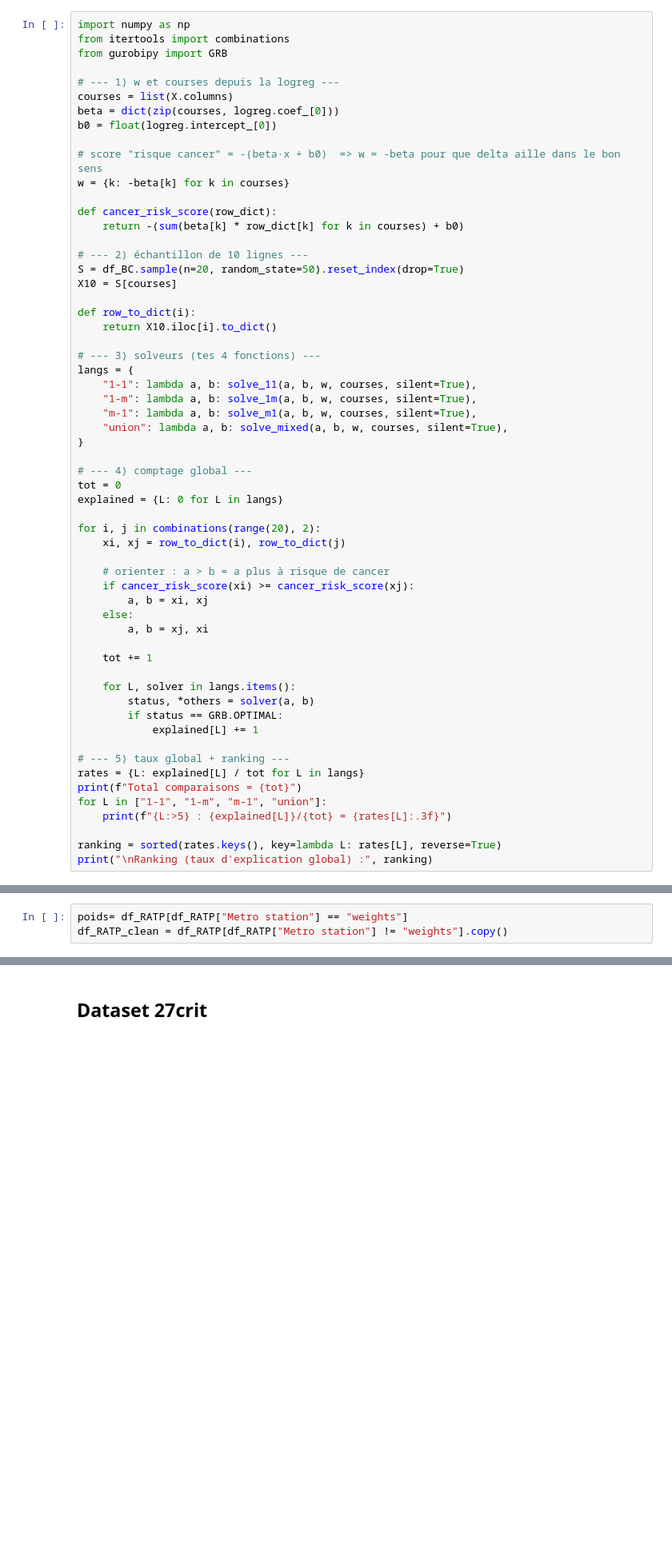
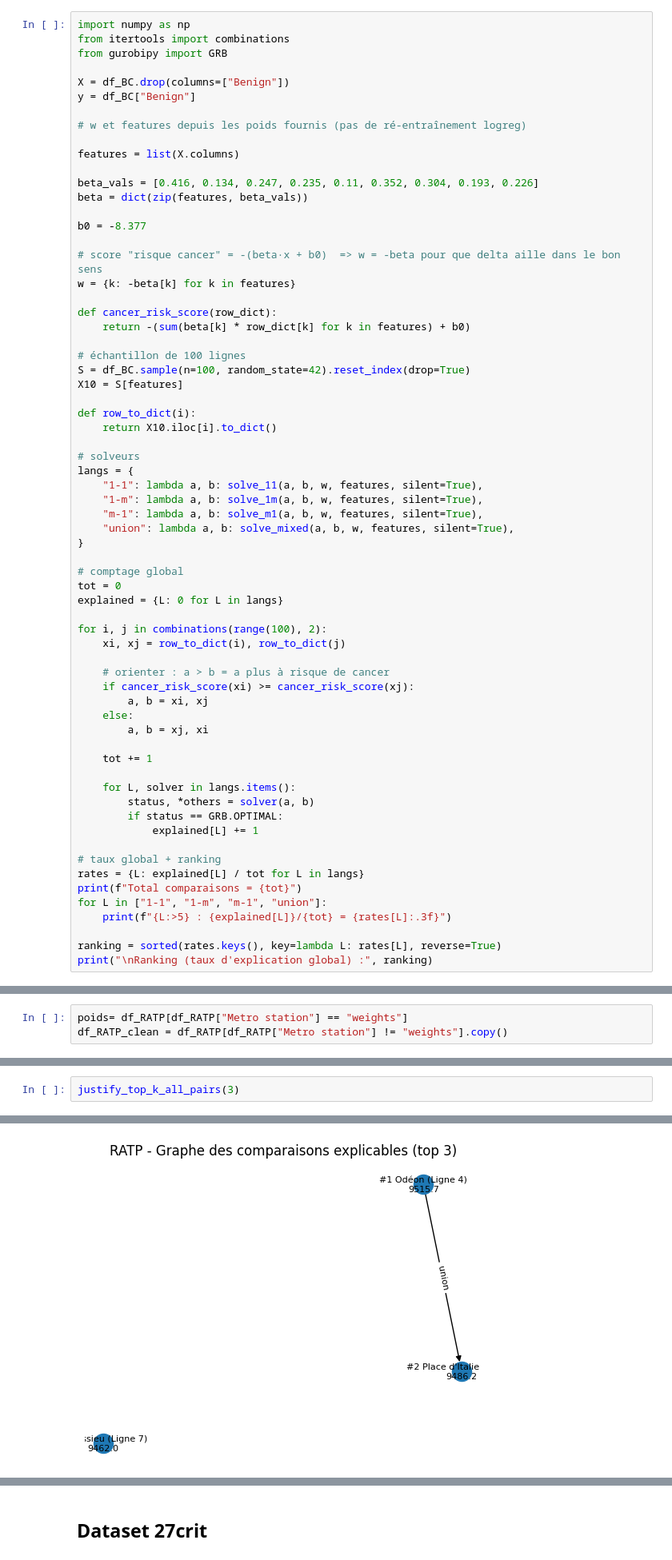
Before and after one commit to fannnyyy/SDP_gurobi, a Jupyter notebook: Projet_SDP_FannyBADOULES_MaelysHANOIRE_DianeVERBECQ.ipynb, the cells around one changed output, grey strips where cells are left out. Shown at 80% size. Saved outputs shown, nothing was run; the diff lists cells and outputs as text; blank space fills up the shorter version.

```diff
--- a/Projet_SDP_FannyBADOULES_MaelysHANOIRE_DianeVERBECQ.ipynb
+++ b/Projet_SDP_FannyBADOULES_MaelysHANOIRE_DianeVERBECQ.ipynb
@@ -881,37 +945,44 @@ import numpy as np
 from itertools import combinations
 from gurobipy import GRB
 
-# --- 1) w et courses depuis la logreg ---
-courses = list(X.columns)
-beta = dict(zip(courses, logreg.coef_[0]))
-b0 = float(logreg.intercept_[0])
+X = df_BC.drop(columns=["Benign"])
+y = df_BC["Benign"]
+
+# w et features depuis les poids fournis (pas de ré-entraînement logreg)
+
+features = list(X.columns)
+
+beta_vals = [0.416, 0.134, 0.247, 0.235, 0.11, 0.352, 0.304, 0.193, 0.226]
+beta = dict(zip(features, beta_vals))
+
+b0 = -8.377
 
 # score "risque cancer" = -(beta·x + b0)  => w = -beta pour que delta aille dans le bon sens
-w = {k: -beta[k] for k in courses}
+w = {k: -beta[k] for k in features}
 
 def cancer_risk_score(row_dict):
-    return -(sum(beta[k] * row_dict[k] for k in courses) + b0)
+    return -(sum(beta[k] * row_dict[k] for k in features) + b0)
 
-# --- 2) échantillon de 10 lignes ---
-S = df_BC.sample(n=20, random_state=50).reset_index(drop=True)
-X10 = S[courses]
+# échantillon de 100 lignes
+S = df_BC.sample(n=100, random_state=42).reset_index(drop=True)
+X10 = S[features]
 
 def row_to_dict(i):
     return X10.iloc[i].to_dict()
 
-# --- 3) solveurs (tes 4 fonctions) ---
+# solveurs
 langs = {
-    "1-1": lambda a, b: solve_11(a, b, w, courses, silent=True),
-    "1-m": lambda a, b: solve_1m(a, b, w, courses, silent=True),
-    "m-1": lambda a, b: solve_m1(a, b, w, courses, silent=True),
-    "union": lambda a, b: solve_mixed(a, b, w, courses, silent=True),
+    "1-1": lambda a, b: solve_11(a, b, w, features, silent=True),
+    "1-m": lambda a, b: solve_1m(a, b, w, features, silent=True),
+    "m-1": lambda a, b: solve_m1(a, b, w, features, silent=True),
+    "union": lambda a, b: solve_mixed(a, b, w, features, silent=True),
 }
 
-# --- 4) comptage global ---
+# comptage global
 tot = 0
 explained = {L: 0 for L in langs}
 
-for i, j in combinations(range(20), 2):
+for i, j in combinations(range(100), 2):
     xi, xj = row_to_dict(i), row_to_dict(j)
 
     # orienter : a ≻ b = a plus à risque de cancer
@@ -927,7 +998,7 @@ for i, j in combinations(range(20), 2):
         if status == GRB.OPTIMAL:
             explained[L] += 1
 
-# --- 5) taux global + ranking ---
+# taux global + ranking
 rates = {L: explained[L] / tot for L in langs}
 print(f"Total comparaisons = {tot}")
 for L in ["1-1", "1-m", "m-1", "union"]:
@@ -1217,0 +1184,3 @@ plt.show()
+# %%
+justify_top_k_all_pairs(3)
+# %% [output]
@@ -1217,0 +1211 @@ plt.show()
+[figure, added]
```
Also changed, not shown: parts of 38 cells of this notebook.
